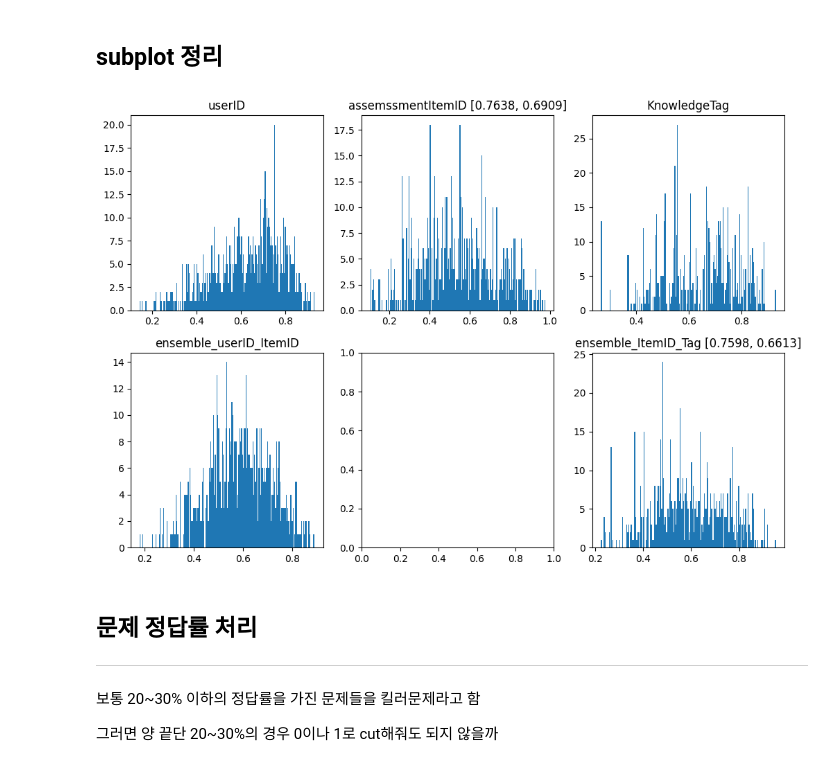
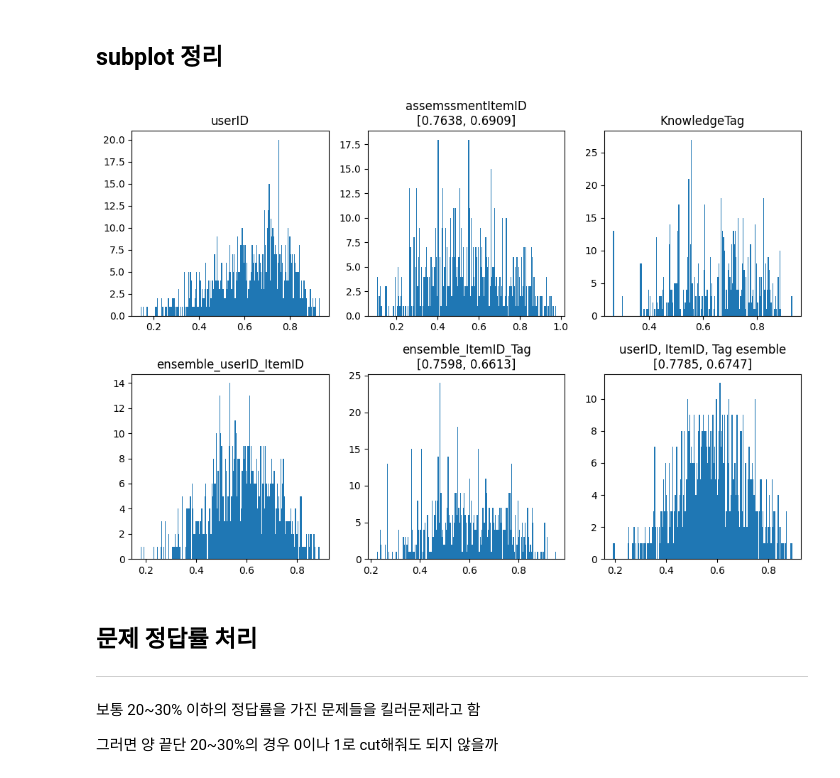
Before and after one commit to boostcampaitech5/level2_dkt-recsys-10, a Jupyter notebook: base_rule/base_rule.ipynb, the cells around one changed output. Drawn from its saved outputs; the diff is of its cells as text; code cells hidden in the pictures.

```diff
--- a/base_rule/base_rule.ipynb
+++ b/base_rule/base_rule.ipynb
@@ -256,28 +228,31 @@ plt.show()
 # %% [markdown]
 ## subplot 정리
 # %%
-fig, axs = plt.subplots(2, 3, figsize=(10, 7))  # 2행 2열 subplot 생성
+fig, axs = plt.subplots(2, 3, figsize=(10, 7))
 
 # 각각의 subplot에 리스트 데이터를 그래프로 출력
 axs[0, 0].hist(userID_result, bins=200)
 axs[0, 0].set_title('userID')
 
 axs[0, 1].hist(assemssmentItemID_result, bins=200)
-axs[0, 1].set_title('assemssmentItemID [0.7638, 0.6909]')
+axs[0, 1].set_title('assemssmentItemID\n[0.7638, 0.6909]')
 
 axs[0, 2].hist(KnowledgeTag_result, bins=200)
 axs[0, 2].set_title('KnowledgeTag')
 
 axs[1, 0].hist(ensemble_userID_ItemID_result, bins=200)
 axs[1, 0].set_title('ensemble_userID_ItemID')
 
-axs[1, 2].hist(ensemble_ItemID_Tag_result, bins=200)
-axs[1, 2].set_title('ensemble_ItemID_Tag [0.7598, 0.6613]')
+axs[1, 1].hist(ensemble_ItemID_Tag_result, bins=200)
+axs[1, 1].set_title('ensemble_ItemID_Tag\n[0.7598, 0.6613]')
+
+axs[1, 2].hist(ensemble_all_result, bins=200)
+axs[1, 2].set_title('userID, ItemID, Tag esemble\n[0.7785, 0.6747]')
 
 plt.tight_layout()  # subplot간 간격 조절
 plt.show()
 # %% [output]
-[figure, old version]
+[figure, new version]
 # %% [markdown]
 ## 문제 정답률 처리
 
```
Also changed, not shown: parts of 26 cells of this notebook.
